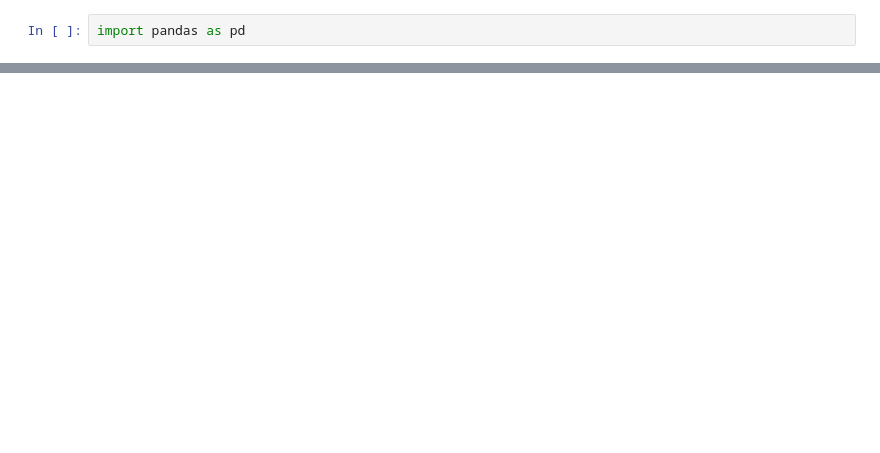
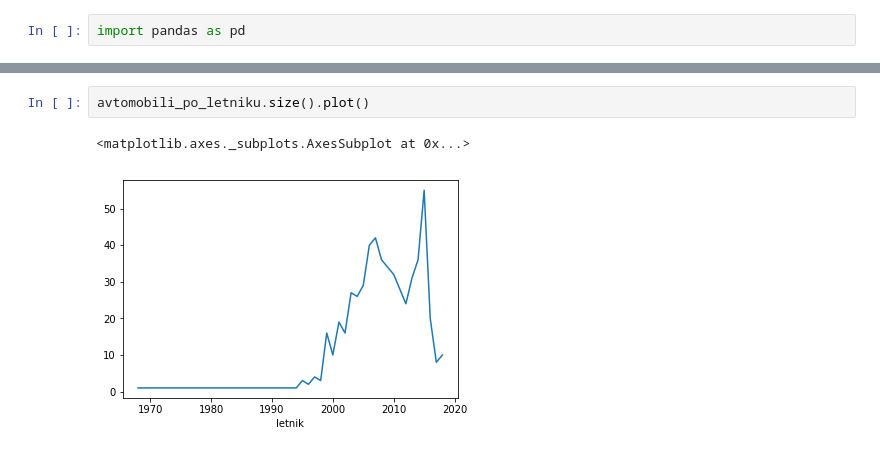
Before and after one commit to ZanJarc/Projektna-naloga-pri-Programiranju-1, a Jupyter notebook: Untitled.ipynb, the cells around one changed output, grey strips where cells are left out. Drawn from its saved outputs; the diff is of its cells as text; blank space fills up the shorter version.

```diff
--- a/Untitled.ipynb
+++ b/Untitled.ipynb
@@ -5,0 +63,5 @@ pd.options.display.max_rows = 20
+# %%
+avtomobili_po_letniku.size().plot()
+# %% [output]
+<matplotlib.axes._subplots.AxesSubplot at 0x...>
+[figure, added]
```
Also changed, not shown: parts of 23 cells of this notebook, 15 other files.
